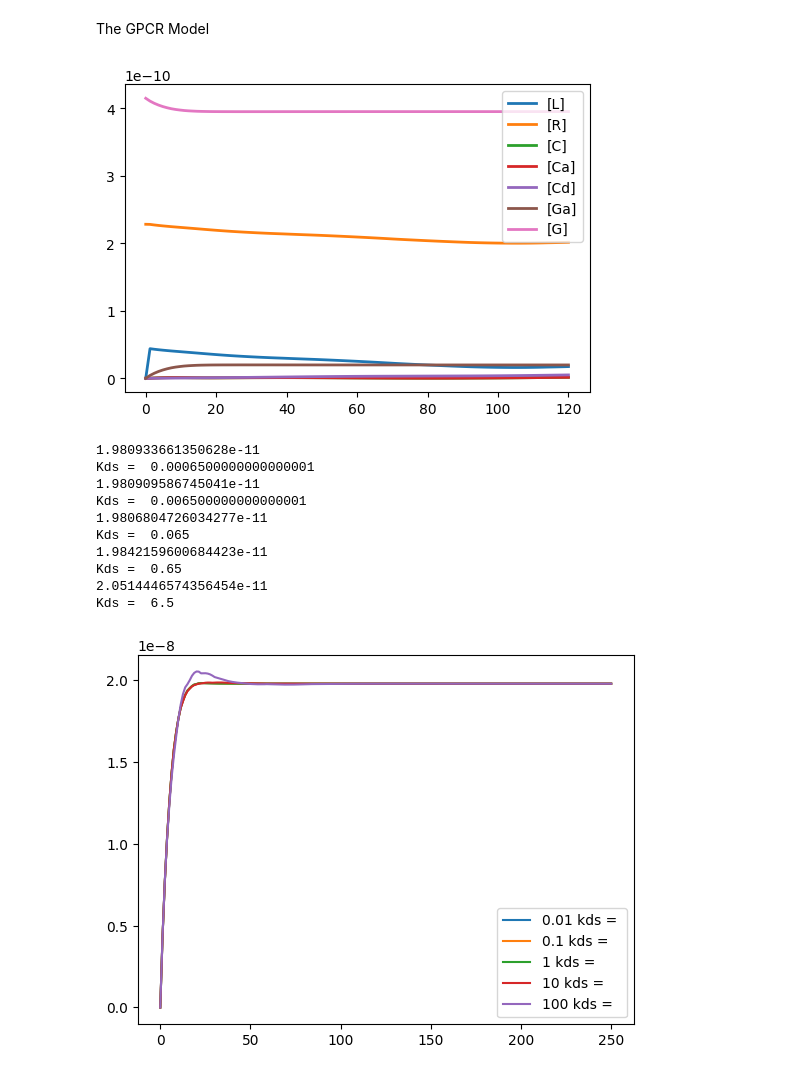
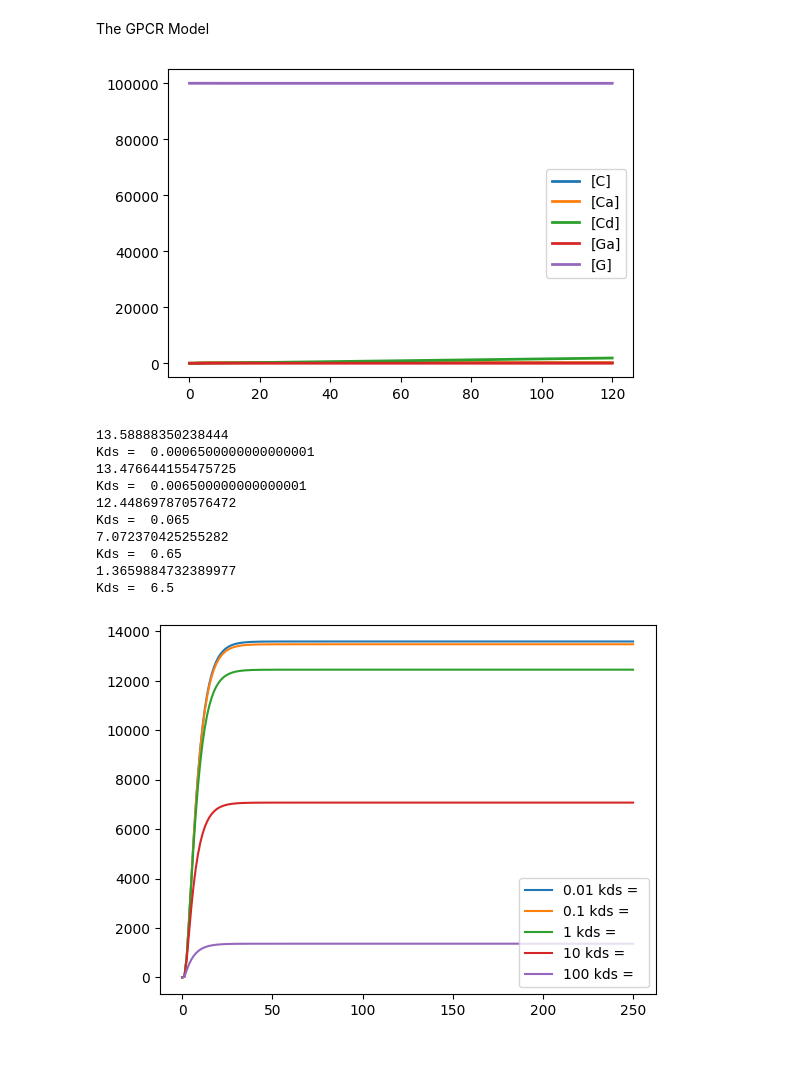
Before and after one commit to Ara101/Recapitulating-Shankaran2007-GPCR-model, a Jupyter notebook: GPCR_model/Shankaran_model.ipynb, the cells around one changed output. Saved outputs shown, nothing was run; the diff lists cells and outputs as text; code cells hidden in the pictures.

```diff
--- a/GPCR_model/Shankaran_model.ipynb
+++ b/GPCR_model/Shankaran_model.ipynb
@@ -78,7 +78,7 @@ The GPCR Model
 # %%
 # seperate ligand and receptor GPCR
 shankaran_model_GPCR = te.loada("""
-L + R -> C; L*R*kon
+$L + $R -> C; L*R*kon
 C -> R; C*koff
 C -> L; koff*C
 
@@ -91,8 +91,8 @@ Ga -> G; Ga*ki
 G -> Ga; G*ka
 Ca + G -> Ga; ka*G*Ca
 
-R = RT/(Nav*V)
-G = GT/(Nav*V)
+R = RT
+G = GT
 C = 0
 Ca = 0
 Cd =0
@@ -102,43 +102,43 @@ kon = 8.4*10^7
 koff = 0.37
 Kd = koff/kon
 kfr = 10
 krr = 10
 kds = 0.065
 ka = 10^-7
 ki = 2*10^-1
 
 Nav = 6.022*10^23
 V = 4*10^-10
 RT = (5.5*10^4)
 GT = (1*10^5)
 
-at (time > 1): L = 0.01*Kd
+at (time > 1): $L = 0.01*Kd
 """)
 shankaran_model_GPCR.resetToOrigin()
 GPCR_model = shankaran_model_GPCR.simulate(0,120,100)
 shankaran_model_GPCR.plot()
 
 shankaran_model_GPCR.resetAll()
 for i in [10**-2, 10**-1, 10**0, 10**1, 10**2]:
     shankaran_model_GPCR.resetToOrigin()
     shankaran_model_GPCR.kds = 0.065*i
     result = shankaran_model_GPCR.simulate(0, 250, 200,['time','Ga'])
     print(max(result[:,1]))
     print("Kds = ", shankaran_model_GPCR.kds)
     plt.plot(result[:,0],result[:,1]*1000, label = '%s kds = ' %i)
 
 plt.legend()
 plt.show()
 # %% [output]
-[figure, old version]
+[figure, new version]
-1.980933661350628e-11
+13.58888350238444
 Kds =  0.0006500000000000001
-1.980909586745041e-11
+13.476644155475725
 Kds =  0.006500000000000001
-1.9806804726034277e-11
+12.448697870576472
 Kds =  0.065
-1.9842159600684423e-11
+7.072370425255282
 Kds =  0.65
-2.0514446574356454e-11
+1.3659884732389977
 Kds =  6.5
-[figure, old version]
+[figure, new version]
```
Also changed, not shown: parts of 2 cells of this notebook.
